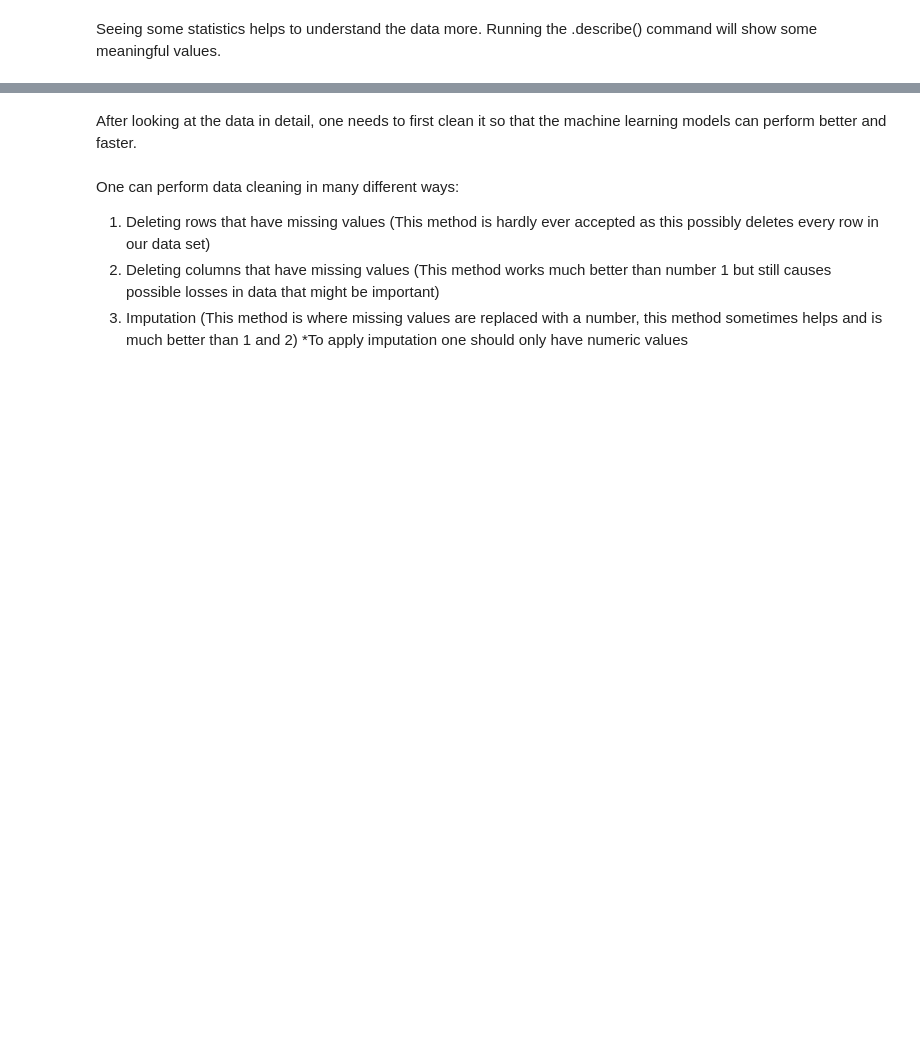
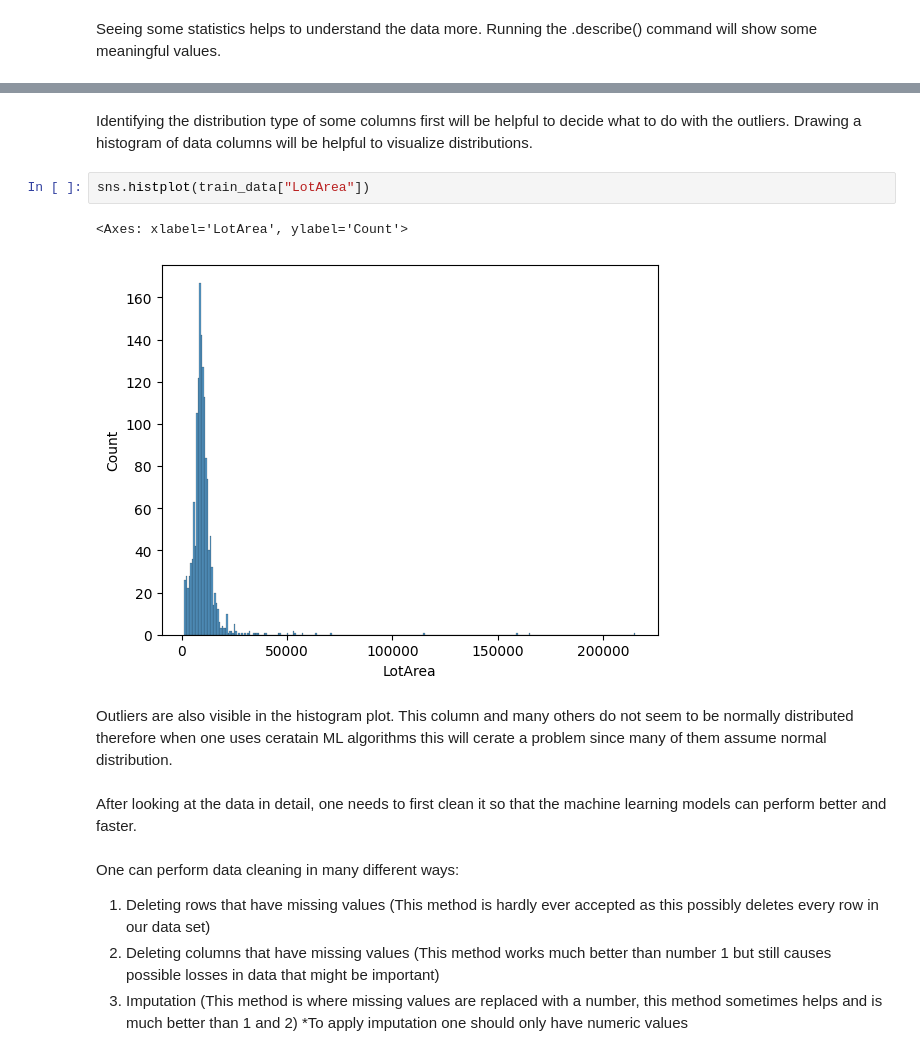
Before and after one commit to usserra/ML_Project_Housing_Prices, a Jupyter notebook: Poetry_VR_Environment/Predicting_Housing_Prices.ipynb, the cells around one changed output, grey strips where cells are left out. Drawn from its saved outputs; the diff is of its cells as text; blank space fills up the shorter version.

```diff
--- a/Poetry_VR_Environment/Predicting_Housing_Prices.ipynb
+++ b/Poetry_VR_Environment/Predicting_Housing_Prices.ipynb
@@ -67,3 +70,12 @@ This graph is badly scaled since SalePrice values are much larger than LotArea v
+# %% [markdown]
+Identifying the distribution type of some columns first will be helpful to decide what to do with the outliers. Drawing a histogram of data columns will be helpful to visualize distributions.
+# %%
+sns.histplot(train_data["LotArea"])
+# %% [output]
+<Axes: xlabel='LotArea', ylabel='Count'>
+[figure, added]
+# %% [markdown]
+Outliers are also visible in the histogram plot. This column and many others do not seem to be normally distributed therefore when one uses ceratain ML algorithms this will cerate a problem since many of them assume normal distribution.
 # %% [markdown]
 After looking at the data in detail, one needs to first clean it so that the machine learning models can perform better and faster.
 # %% [markdown]
```
Also changed, not shown: parts of 61 cells of this notebook, 2 other files.
